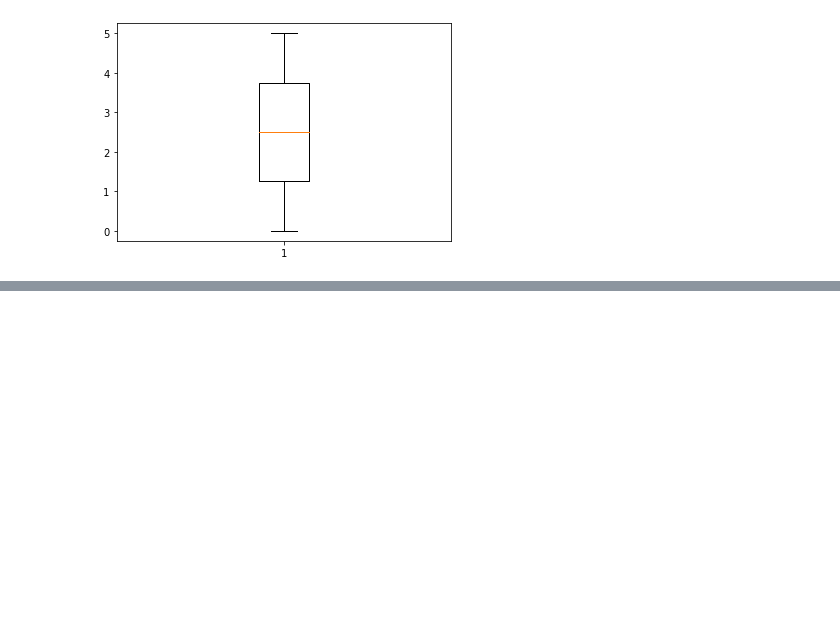
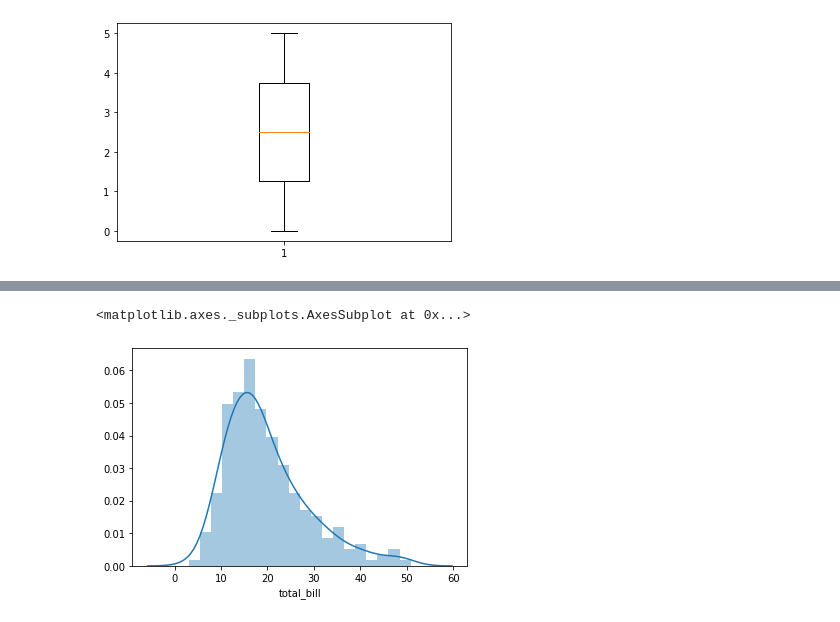
Before and after one commit to Abhishek53/datascience, a Jupyter notebook: visualization_tools/Visualization_tools.ipynb, the cells around one changed output, grey strips where cells are left out. Drawn from its saved outputs; the diff is of its cells as text; code cells hidden in the pictures; blank space fills up the shorter version.

```diff
--- a/visualization_tools/Visualization_tools.ipynb
+++ b/visualization_tools/Visualization_tools.ipynb
@@ -148,0 +154,3 @@ plt.boxplot(x)
+# %%
+tips = sns.load_dataset('tips')
+tips
@@ -148,0 +171,6 @@ plt.boxplot(x)
+# %%
+#distribution plots
+sns.distplot(tips['total_bill'], bins=20)
+# %% [output]
+<matplotlib.axes._subplots.AxesSubplot at 0x...>
+[figure, added]
```
Also changed, not shown: parts of 48 cells of this notebook.
